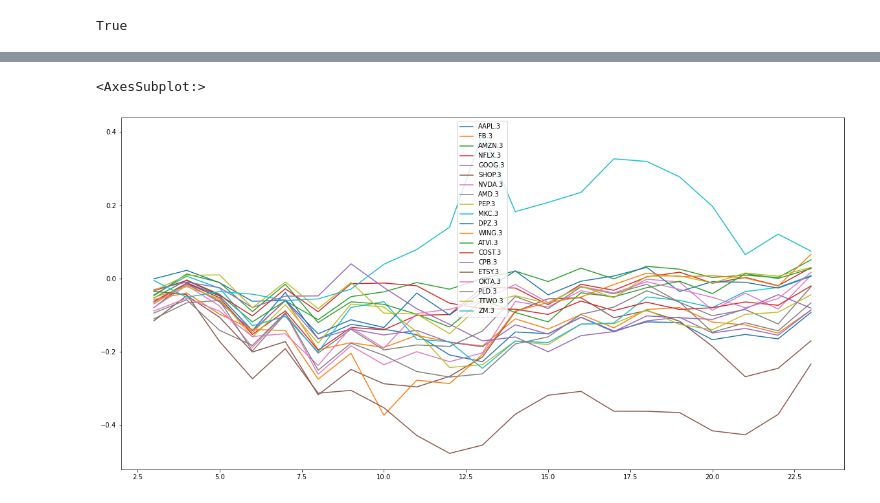
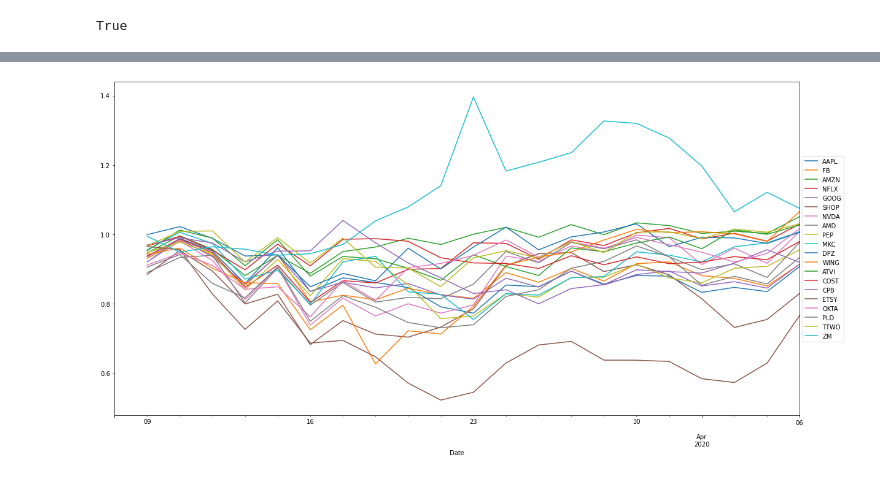
Before and after one commit to HeyokaBull777/Group_5, a Jupyter notebook: 1monthanalysis.ipynb, the cells around one changed output, grey strips where cells are left out. Drawn from its saved outputs; the diff is of its cells as text; code cells hidden in the pictures.

```diff
--- a/1monthanalysis.ipynb
+++ b/1monthanalysis.ipynb
@@ -101,0 +143,3 @@ stock_list
+# %%
+stock_list_final = stock_list[['Date','AAPL','FB','AMZN','NFLX','GOOG','SHOP','NVDA', 'AMD','PEP','MKC', 'DPZ','WING','ATVI','COST','CPB','ETSY','OKTA','PLD','TTWO','ZM']]
+stock_list_final
@@ -101,0 +186,3 @@ stock_list
+# %%
+stocks = stock_list_final.set_index('Date')
+stocks
@@ -102,4 +208,4 @@ stock_list
 # %%
-daily_returns = stock_list.pct_change()
+daily_returns = stocks.pct_change()
 daily_returns
 # %% [output]
@@ -128,4 +235,4 @@ stock_list.pct_change().plot(figsize= (20,10))
 # %%
-cum_returns = (1+daily_returns).cumprod()-1
+cum_returns = (1+daily_returns).cumprod()
 cum_returns
 # %% [output]
@@ -149,8 +257,7 @@ cum_returns
 # %%
-cum_returns.plot(figsize=(20,10))
+cum_returns.plot(figsize=(20,10)).legend(loc='center left',bbox_to_anchor=(1.0, 0.5));
 # %% [output]
-<AxesSubplot:>
-[figure, old version]
+[figure, new version]
 # %%
 standard_deviation = cum_returns.std()
 standard_deviation
```
Also changed, not shown: parts of 27 cells of this notebook, 1 other file.
